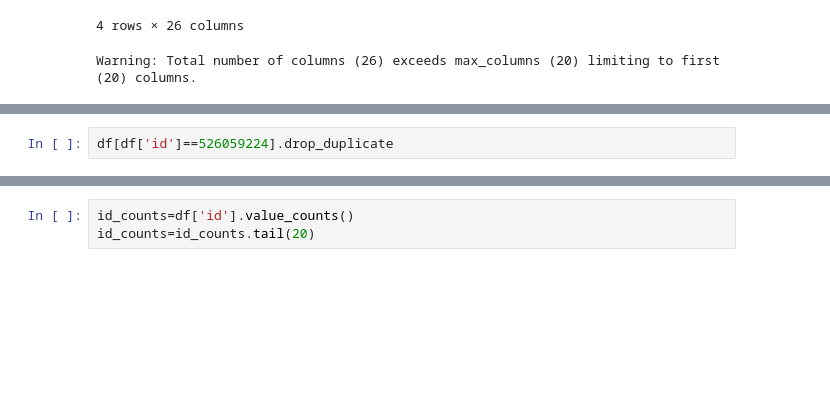
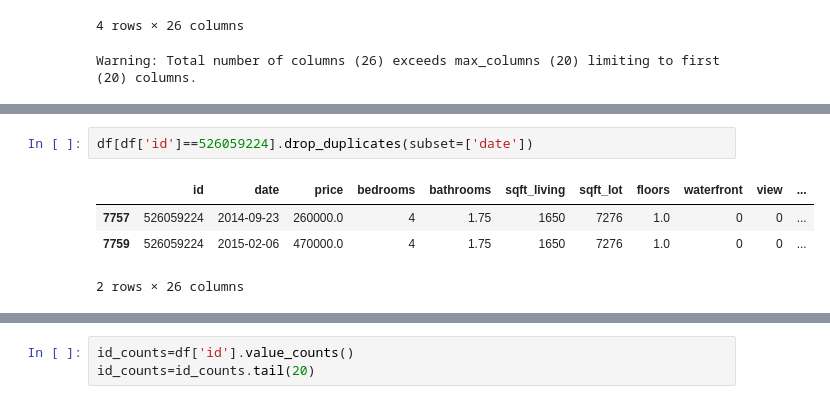
Before and after one commit to ramon-santana-silva/miniprojeto01, a Jupyter notebook: roofimoveis.ipynb, the cells around one changed output, grey strips where cells are left out. Drawn from its saved outputs; the diff is of its cells as text; blank space fills up the shorter version.

```diff
--- a/roofimoveis.ipynb
+++ b/roofimoveis.ipynb
@@ -324,2 +371,7 @@ Warning: Total number of columns (26) exceeds max_columns (20) limiting to first
 # %%
-df[df['id']==526059224].drop_duplicate
+df[df['id']==526059224].drop_duplicates(subset=['date'])
+# %% [output]
+|  | id | date | price | bedrooms | bathrooms | sqft_living | sqft_lot | floors | waterfront | view | ... |
+| 7757 | 526059224 | 2014-09-23 | 260000.0 | 4 | 1.75 | 1650 | 7276 | 1.0 | 0 | 0 | ... |
+| 7759 | 526059224 | 2015-02-06 | 470000.0 | 4 | 1.75 | 1650 | 7276 | 1.0 | 0 | 0 | ... |
+2 rows × 26 columns
```
Also changed, not shown: parts of 17 cells of this notebook.
